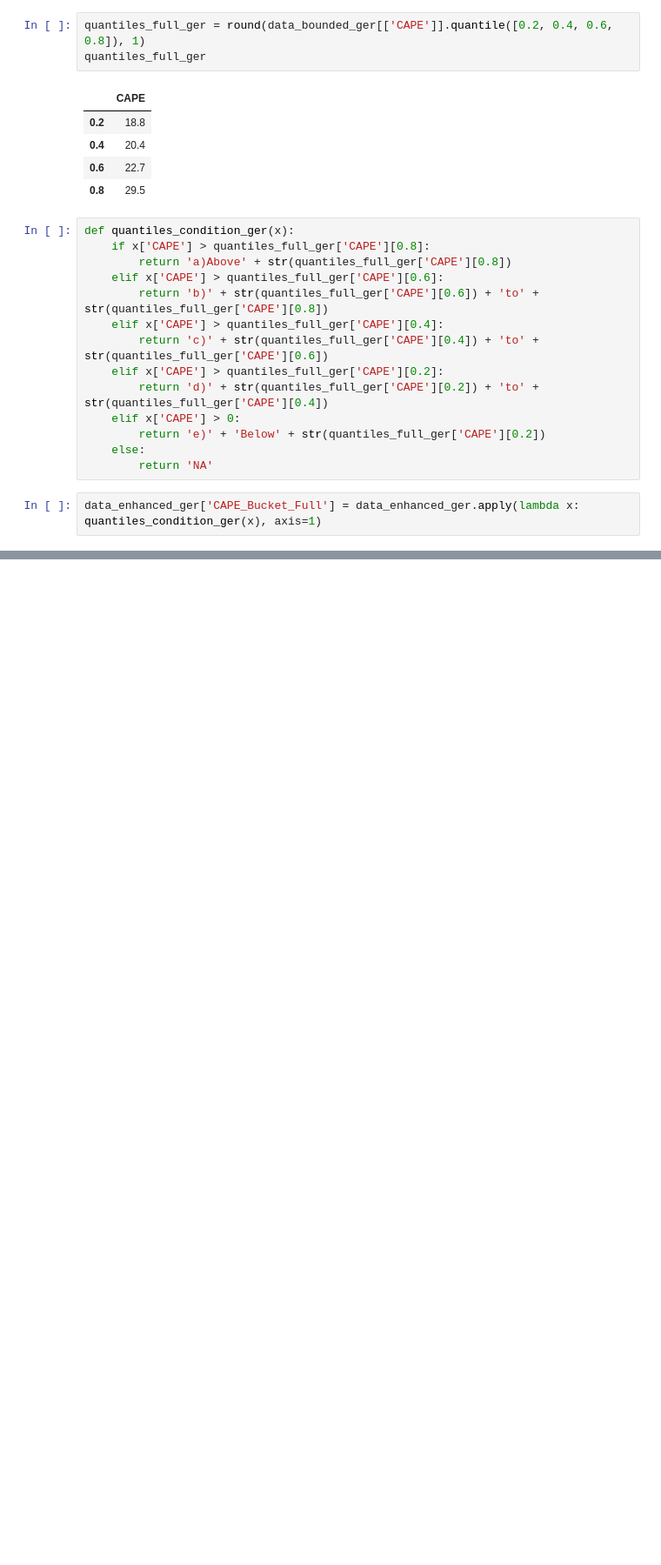
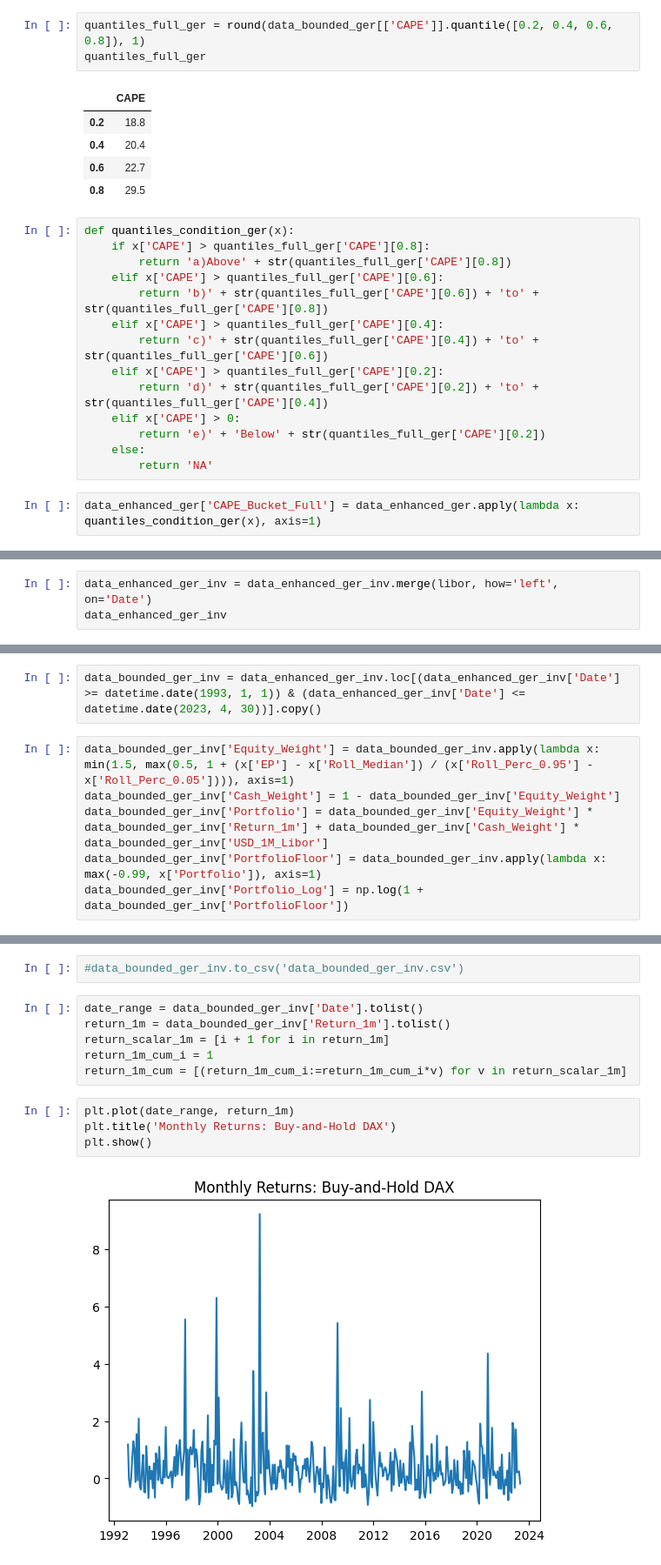
Before and after one commit to afoster28/efi-hw-mktTimingStrat, a Jupyter notebook: EFI_HW_Project_Foster.ipynb, the cells around one changed output, grey strips where cells are left out. Shown: that part at 87% size. Saved outputs shown, nothing was run; the diff lists cells and outputs as text; blank space fills up the shorter version.

```diff
--- a/EFI_HW_Project_Foster.ipynb
+++ b/EFI_HW_Project_Foster.ipynb
@@ -472,0 +511,3 @@ Notes:
+# %%
+data_enhanced_ger_inv = data_enhanced_ger_inv.merge(libor, how='left', on='Date')
+data_enhanced_ger_inv
@@ -472,0 +530,8 @@ Notes:
+# %%
+data_bounded_ger_inv = data_enhanced_ger_inv.loc[(data_enhanced_ger_inv['Date'] >= datetime.date(1993, 1, 1)) & (data_enhanced_ger_inv['Date'] <= datetime.date(2023, 4, 30))].copy()
+# %%
+data_bounded_ger_inv['Equity_Weight'] = data_bounded_ger_inv.apply(lambda x: min(1.5, max(0.5, 1 + (x['EP'] - x['Roll_Median']) / (x['Roll_Perc_0.95'] - x['Roll_Perc_0.05']))), axis=1)
+data_bounded_ger_inv['Cash_Weight'] = 1 - data_bounded_ger_inv['Equity_Weight']
+data_bounded_ger_inv['Portfolio'] = data_bounded_ger_inv['Equity_Weight'] * data_bounded_ger_inv['Return_1m'] + data_bounded_ger_inv['Cash_Weight'] * data_bounded_ger_inv['USD_1M_Libor']
+data_bounded_ger_inv['PortfolioFloor'] = data_bounded_ger_inv.apply(lambda x: max(-0.99, x['Portfolio']), axis=1)
+data_bounded_ger_inv['Portfolio_Log'] = np.log(1 + data_bounded_ger_inv['PortfolioFloor'])
@@ -472,0 +554,14 @@ Notes:
+# %%
+#data_bounded_ger_inv.to_csv('data_bounded_ger_inv.csv')
+# %%
+date_range = data_bounded_ger_inv['Date'].tolist()
+return_1m = data_bounded_ger_inv['Return_1m'].tolist()
+return_scalar_1m = [i + 1 for i in return_1m]
+return_1m_cum_i = 1
+return_1m_cum = [(return_1m_cum_i:=return_1m_cum_i*v) for v in return_scalar_1m]
+# %%
+plt.plot(date_range, return_1m)
+plt.title('Monthly Returns: Buy-and-Hold DAX')
+plt.show()
+# %% [output]
+[figure, added]
```
Also changed, not shown: parts of 61 cells of this notebook, 26 other files.
